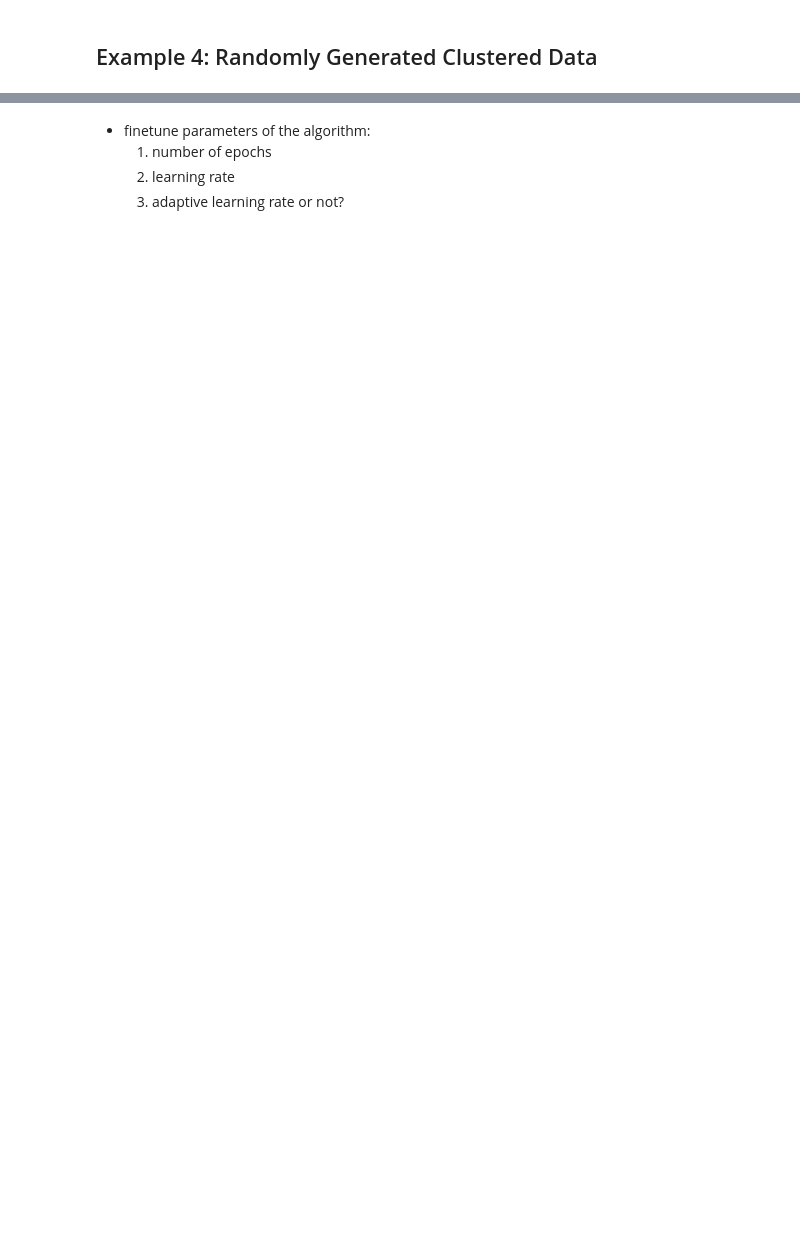
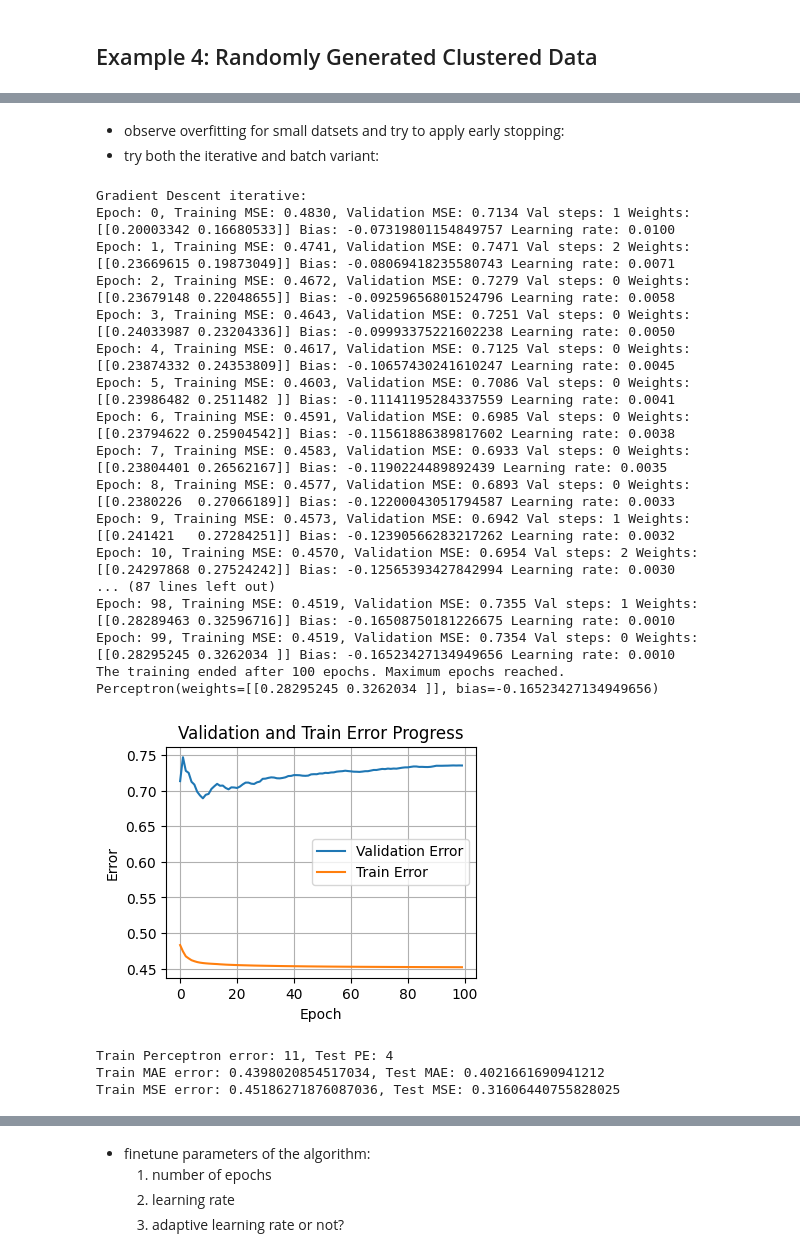
Before and after one commit to reitezuz/18NES1-2025-, a Jupyter notebook: week3/tanh_perceptron.ipynb, the cells around one changed output, grey strips where cells are left out. Drawn from its saved outputs; the diff is of its cells as text; code cells hidden in the pictures; blank space fills up the shorter version.

```diff
--- a/week3/tanh_perceptron.ipynb
+++ b/week3/tanh_perceptron.ipynb
@@ -808,10 +800,8 @@ Train MSE error: 0.25381455332143643, Test MSE: 0.20075691155289596
 # %% [markdown]
 ## Example 4:  Randomly Generated Clustered Data
 # %%
-def example_random_clusters():
+def example_random_clusters(N = 40, spread = 2.0):
     """ Generate two separable clusters """
-    N=40
-    spread=2.0
     cluster_1 = np.random.randn(N//2, 2) * spread + np.array([2, 2])
     cluster_2 = np.random.randn(N//2, 2) * spread + np.array([-2, -2])
     inputs = np.vstack((cluster_1, cluster_2))
@@ -903,3 +895,70 @@ Train MSE error: 0.24493296409583767, Test MSE: 0.23362338626494666
 | 37 | [-7.239490208179489, -0.356194991... | [-0.9902076076726362] | -1.0 |
 | 38 | [-1.8259058635236576, -2.59801470... | [-0.8349556265806769] | -1.0 |
 | 39 | [-1.8164784469289954, -5.97513782... | [-0.9560929359679013] | -1.0 |
+# %% [markdown]
+- observe overfitting for small datsets and try to apply early stopping:
+- try both the iterative and batch variant:
+# %%
+# Data and parameters:
+np.random.seed(114570)
+inputs, true_outputs = example_random_clusters(N=30, spread=3)
+test_inputs, test_true_outputs = example_random_clusters(N=10, spread=3)
+validation_data = example_random_clusters(N=10, spread=3)
+data_description = "Clusters"
+
+activation = 'tanh'
+print_progress = True
+learning_rate = 0.01
+init_method = 'random'
+adaptive_learning_rate = True #False
+min_error = 0.0001
+epochs = 100
+variant = "iterative" #"batch" #"batch" #"iterative"
+max_validation_steps = None # 5 #  early stopping
+
+# Train the neuron:
+perceptron = Perceptron(inputs.shape[1], activation, init_method)
+if variant == 'iterative':
+    [training_errors, validation_errors] = perceptron.gradient_descent_iterative(inputs, true_outputs, learning_rate, epochs, adaptive_learning_rate, min_error, max_validation_steps, validation_data, print_progress=print_progress)
+else:
+    [training_errors, validation_errors] = perceptron.gradient_descent_batch(inputs, true_outputs, learning_rate, epochs, adaptive_learning_rate, min_error, max_validation_steps, validation_data, print_progress=print_progress)
+
+
+# Print summary:
+print(perceptron)
+plot_error_progress(training_errors, validation_errors)
+real_outputs = perceptron.forward(inputs) # forward for the whole dataset
+test_outputs = perceptron.forward(test_inputs)
+print(f"Train Perceptron error: {perceptron_error(true_outputs, real_outputs)}, Test PE: {perceptron_error(test_true_outputs, test_outputs)}")
+print(f"Train MAE error: {MAE_error(true_outputs, real_outputs)}, Test MAE: {MAE_error(test_true_outputs, test_outputs)}")
+print(f"Train MSE error: {MSE_error(true_outputs, real_outputs)}, Test MSE: {MSE_error(test_true_outputs, test_outputs)}")
+plot_decision_boundary_2D(perceptron, inputs, true_outputs)
+
+# Create a pandas DataFrame for a nice table
+import pandas as pd
+df = pd.DataFrame(columns=['Input', 'Predicted', 'True'])
+for inputs, label in zip(inputs, true_outputs):
+    df.loc[len(df)] = {'Input': inputs, 'Predicted': perceptron.forward(inputs), 'True': label}
+#df
+# %% [output]
+Gradient Descent iterative:
+Epoch: 0, Training MSE: 0.4830, Validation MSE: 0.7134 Val steps: 1 Weights: [[0.20003342 0.16680533]] Bias: -0.07319801154849757 Learning rate: 0.0100
+Epoch: 1, Training MSE: 0.4741, Validation MSE: 0.7471 Val steps: 2 Weights: [[0.23669615 0.19873049]] Bias: -0.08069418235580743 Learning rate: 0.0071
+Epoch: 2, Training MSE: 0.4672, Validation MSE: 0.7279 Val steps: 0 Weights: [[0.23679148 0.22048655]] Bias: -0.09259656801524796 Learning rate: 0.0058
+Epoch: 3, Training MSE: 0.4643, Validation MSE: 0.7251 Val steps: 0 Weights: [[0.24033987 0.23204336]] Bias: -0.09993375221602238 Learning rate: 0.0050
+Epoch: 4, Training MSE: 0.4617, Validation MSE: 0.7125 Val steps: 0 Weights: [[0.23874332 0.24353809]] Bias: -0.10657430241610247 Learning rate: 0.0045
+Epoch: 5, Training MSE: 0.4603, Validation MSE: 0.7086 Val steps: 0 Weights: [[0.23986482 0.2511482 ]] Bias: -0.11141195284337559 Learning rate: 0.0041
+Epoch: 6, Training MSE: 0.4591, Validation MSE: 0.6985 Val steps: 0 Weights: [[0.23794622 0.25904542]] Bias: -0.11561886389817602 Learning rate: 0.0038
+Epoch: 7, Training MSE: 0.4583, Validation MSE: 0.6933 Val steps: 0 Weights: [[0.23804401 0.26562167]] Bias: -0.1190224489892439 Learning rate: 0.0035
+Epoch: 8, Training MSE: 0.4577, Validation MSE: 0.6893 Val steps: 0 Weights: [[0.2380226  0.27066189]] Bias: -0.12200043051794587 Learning rate: 0.0033
+Epoch: 9, Training MSE: 0.4573, Validation MSE: 0.6942 Val steps: 1 Weights: [[0.241421   0.27284251]] Bias: -0.12390566283217262 Learning rate: 0.0032
+Epoch: 10, Training MSE: 0.4570, Validation MSE: 0.6954 Val steps: 2 Weights: [[0.24297868 0.27524242]] Bias: -0.12565393427842994 Learning rate: 0.0030
+... (87 lines left out)
+Epoch: 98, Training MSE: 0.4519, Validation MSE: 0.7355 Val steps: 1 Weights: [[0.28289463 0.32596716]] Bias: -0.16508750181226675 Learning rate: 0.0010
+Epoch: 99, Training MSE: 0.4519, Validation MSE: 0.7354 Val steps: 0 Weights: [[0.28295245 0.3262034 ]] Bias: -0.16523427134949656 Learning rate: 0.0010
+The training ended after 100 epochs. Maximum epochs reached.
+Perceptron(weights=[[0.28295245 0.3262034 ]], bias=-0.16523427134949656)
+[figure, added]
+Train Perceptron error: 11, Test PE: 4
+Train MAE error: 0.4398020854517034, Test MAE: 0.4021661690941212
+Train MSE error: 0.45186271876087036, Test MSE: 0.31606440755828025
```
Also changed, not shown: parts of 14 cells of this notebook.
